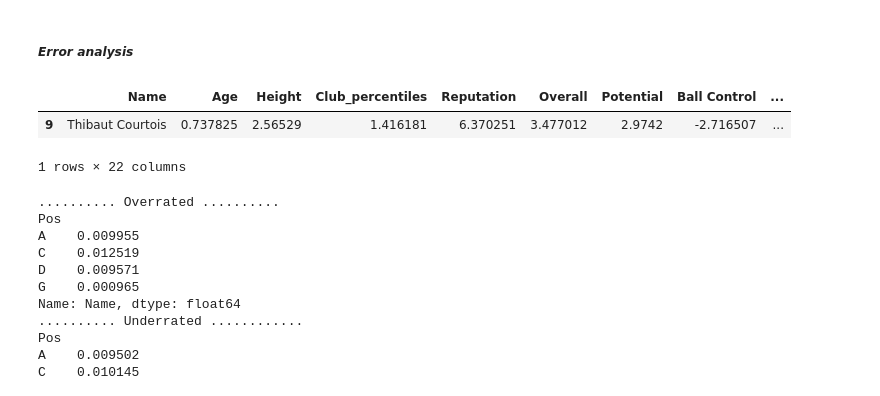
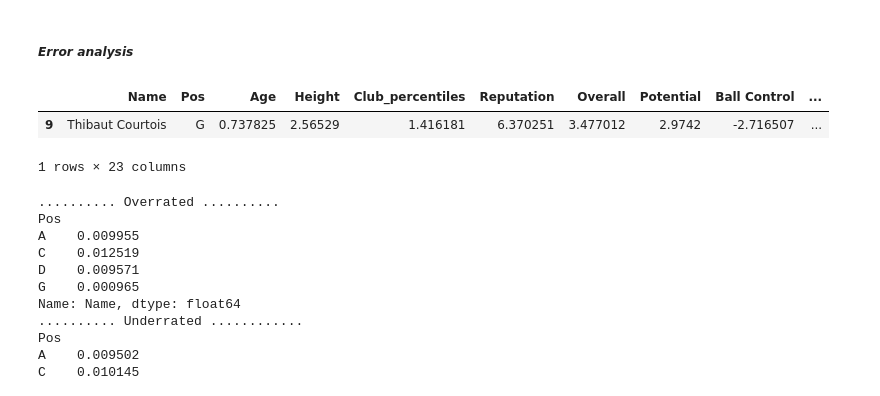
Before and after one commit to shafieiali42/Football-analysis, a Jupyter notebook: SoccerAnalysis.ipynb, the cells around one changed output. Saved outputs shown, nothing was run; the diff lists cells and outputs as text; code cells hidden in the pictures.

```diff
--- a/SoccerAnalysis.ipynb
+++ b/SoccerAnalysis.ipynb
@@ -1115,11 +1078,12 @@ df["Predicted Value"]=np.exp(df["Predicted Value"])
 df["Diff"]=df["Predicted Value"]-df["Value"]
 df.insert(0,"Name",df_names["Name"])
 # %%
-df[df["Name"]=="Karim Benzema"]
-df[df["Name"]=="Toni Kroos"]
+# See some examples
+# df[df["Name"]=="Karim Benzema"]
+# df[df["Name"]=="Toni Kroos"]
 df[df["Name"]=="Thibaut Courtois"]
 # %% [output]
-|  | Name | Age | Height | Club_percentiles | Reputation | Overall | Potential | Ball Control | ... |
-| 9 | Thibaut Courtois | 0.737825 | 2.56529 | 1.416181 | 6.370251 | 3.477012 | 2.9742 | -2.716507 | ... |
+|  | Name | Pos | Age | Height | Club_percentiles | Reputation | Overall | Potential | Ball Control | ... |
+| 9 | Thibaut Courtois | G | 0.737825 | 2.56529 | 1.416181 | 6.370251 | 3.477012 | 2.9742 | -2.716507 | ... |
-1 rows × 22 columns
+1 rows × 23 columns
 # %%
```
Also changed, not shown: parts of 18 cells of this notebook.
